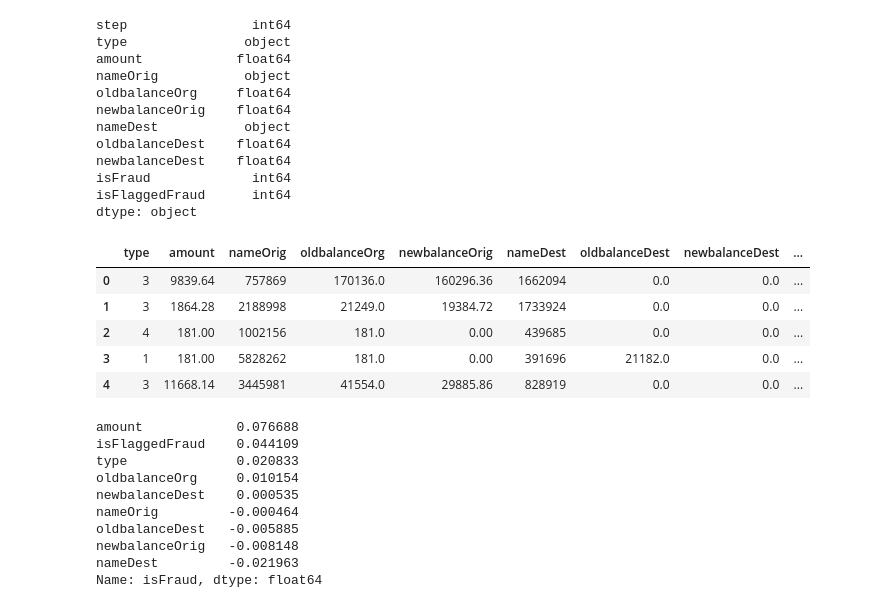
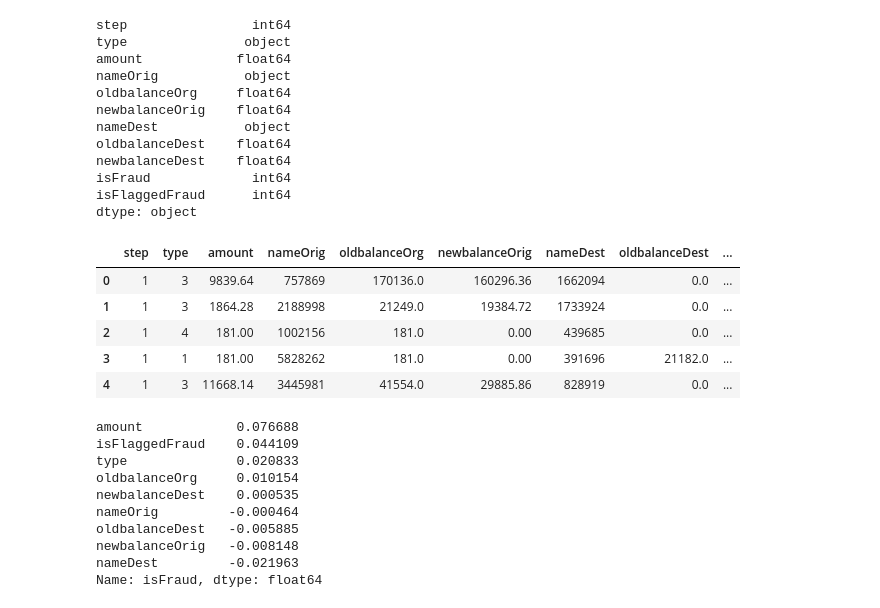
Before and after one commit to jwallace22/DSP-CreditFraudDetection, a Jupyter notebook: KNN/KNN_main.ipynb, the cells around one changed output. Saved outputs shown, nothing was run; the diff lists cells and outputs as text; code cells hidden in the pictures.

```diff
--- a/KNN/KNN_main.ipynb
+++ b/KNN/KNN_main.ipynb
@@ -56,20 +64,20 @@ dtype: object
 # %%
 encoder = LabelEncoder()
 typeTransaction = finInfo['type']
 nameO = finInfo['nameOrig']
 nameD = finInfo['nameDest']
-finInfo.drop(columns='step', inplace=True)
+#finInfo.drop(columns='step', inplace=True)
 finInfo['nameOrig'] = encoder.fit_transform(nameO)
 finInfo['nameDest'] = encoder.fit_transform(nameD)
 finInfo['type'] = encoder.fit_transform(typeTransaction)
 finInfo.head()
 # %% [output]
-|  | type | amount | nameOrig | oldbalanceOrg | newbalanceOrig | nameDest | oldbalanceDest | newbalanceDest | ... |
-| 0 | 3 | 9839.64 | 757869 | 170136.0 | 160296.36 | 1662094 | 0.0 | 0.0 | ... |
-| 1 | 3 | 1864.28 | 2188998 | 21249.0 | 19384.72 | 1733924 | 0.0 | 0.0 | ... |
-| 2 | 4 | 181.00 | 1002156 | 181.0 | 0.00 | 439685 | 0.0 | 0.0 | ... |
-| 3 | 1 | 181.00 | 5828262 | 181.0 | 0.00 | 391696 | 21182.0 | 0.0 | ... |
-| 4 | 3 | 11668.14 | 3445981 | 41554.0 | 29885.86 | 828919 | 0.0 | 0.0 | ... |
+|  | step | type | amount | nameOrig | oldbalanceOrg | newbalanceOrig | nameDest | oldbalanceDest | ... |
+| 0 | 1 | 3 | 9839.64 | 757869 | 170136.0 | 160296.36 | 1662094 | 0.0 | ... |
+| 1 | 1 | 3 | 1864.28 | 2188998 | 21249.0 | 19384.72 | 1733924 | 0.0 | ... |
+| 2 | 1 | 4 | 181.00 | 1002156 | 181.0 | 0.00 | 439685 | 0.0 | ... |
+| 3 | 1 | 1 | 181.00 | 5828262 | 181.0 | 0.00 | 391696 | 21182.0 | ... |
+| 4 | 1 | 3 | 11668.14 | 3445981 | 41554.0 | 29885.86 | 828919 | 0.0 | ... |
 # %%
 
 Correlation = finInfo.corr()
```
Also changed, not shown: parts of 17 cells of this notebook.
